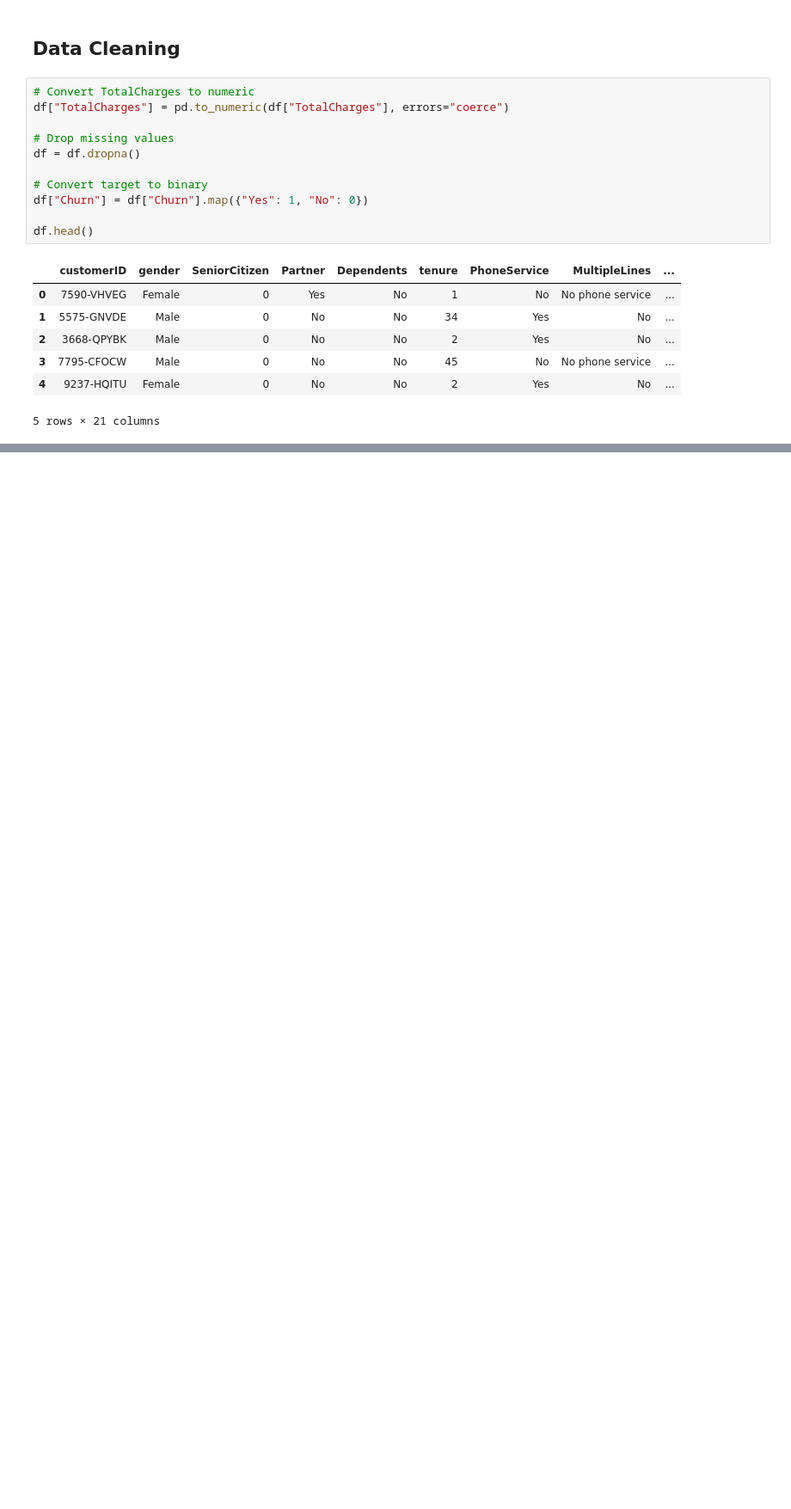
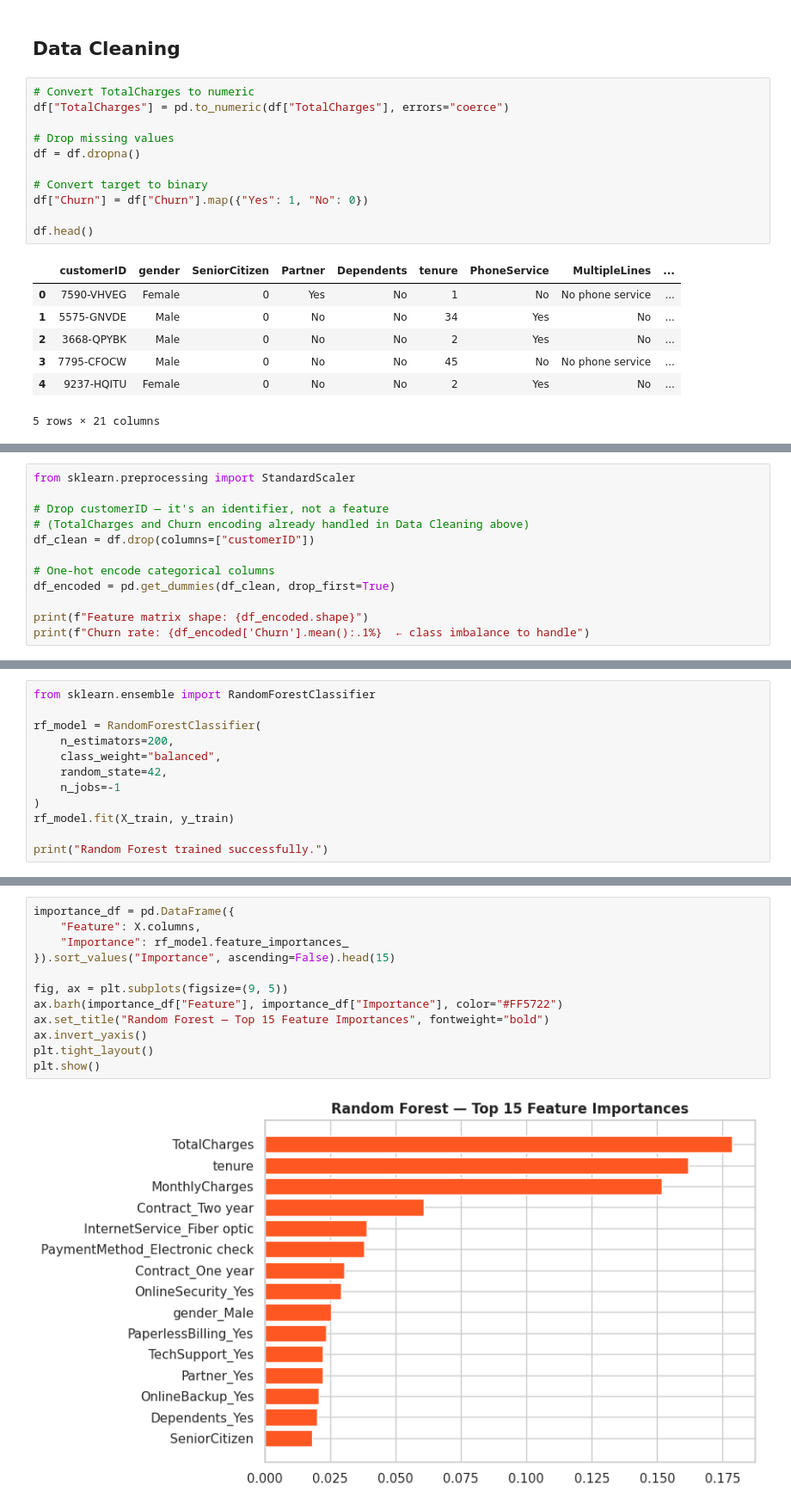
Before and after one commit to LucasBaildon/telco-customer-churn-analysis, a Jupyter notebook: notebook.ipynb, the cells around one changed output, grey strips where cells are left out. Shown at 86% size. Cells and saved outputs as stored; diff of their text form; blank space fills up the shorter version.

```diff
--- a/notebook.ipynb
+++ b/notebook.ipynb
@@ -173,0 +146,12 @@ df_encoded.head()
+# %%
+from sklearn.preprocessing import StandardScaler
+
+# Drop customerID — it's an identifier, not a feature
+# (TotalCharges and Churn encoding already handled in Data Cleaning above)
+df_clean = df.drop(columns=["customerID"])
+
+# One-hot encode categorical columns
+df_encoded = pd.get_dummies(df_clean, drop_first=True)
+
+print(f"Feature matrix shape: {df_encoded.shape}")
+print(f"Churn rate: {df_encoded['Churn'].mean():.1%}  ← class imbalance to handle")
@@ -246,0 +200,12 @@ Key findings:
+# %%
+from sklearn.ensemble import RandomForestClassifier
+
+rf_model = RandomForestClassifier(
+    n_estimators=200,
+    class_weight="balanced",
+    random_state=42,
+    n_jobs=-1
+)
+rf_model.fit(X_train, y_train)
+
+print("Random Forest trained successfully.")
@@ -246,0 +346,14 @@ Key findings:
+# %%
+importance_df = pd.DataFrame({
+    "Feature": X.columns,
+    "Importance": rf_model.feature_importances_
+}).sort_values("Importance", ascending=False).head(15)
+
+fig, ax = plt.subplots(figsize=(9, 5))
+ax.barh(importance_df["Feature"], importance_df["Importance"], color="#FF5722")
+ax.set_title("Random Forest — Top 15 Feature Importances", fontweight="bold")
+ax.invert_yaxis()
+plt.tight_layout()
+plt.show()
+# %% [output]
+[figure, added]
```
Also changed, not shown: parts of 33 cells of this notebook.
